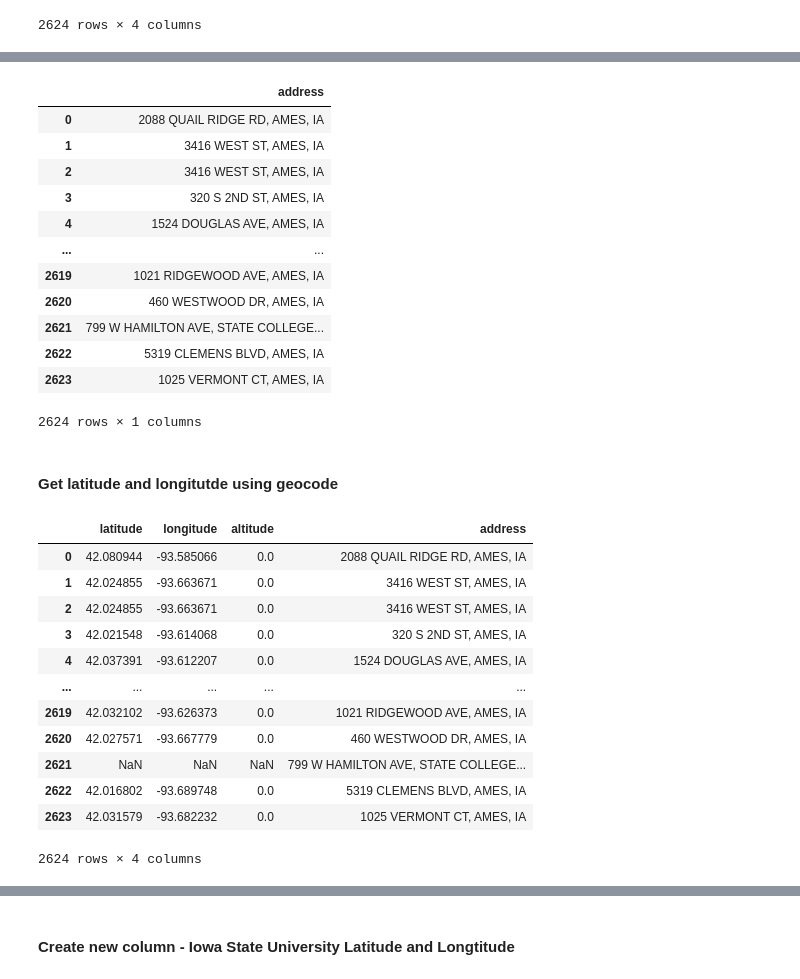
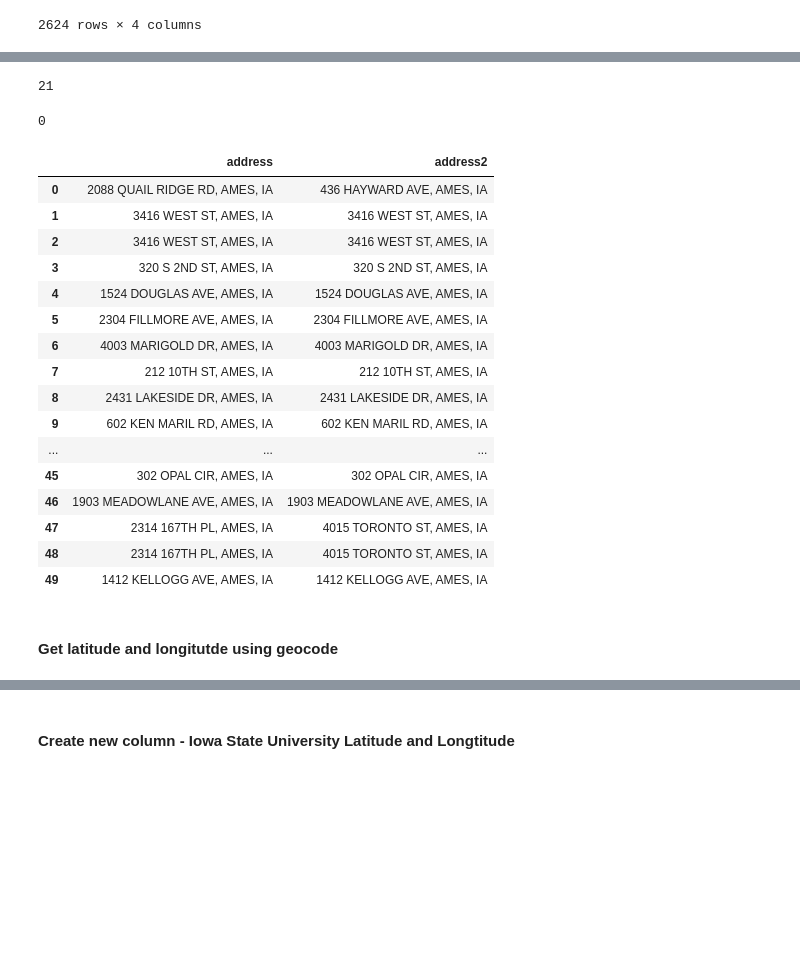
Before and after one commit to danieljinchoy/ames_housing_ml, a Jupyter notebook: Data_Preprocessing.ipynb, the cells around one changed output, grey strips where cells are left out. Cells and saved outputs as stored; diff of their text form; code cells hidden in the pictures; blank space fills up the shorter version.

```diff
--- a/Data_Preprocessing.ipynb
+++ b/Data_Preprocessing.ipynb
@@ -236,0 +221,4 @@ ames_df['MA_State'].map(str)
+# %%
+ames_df['PA-PreD'] = ames_df['PA-PreD'].replace(np.nan, '', regex=True)
+ames_df['PA-UnTyp'] = ames_df['PA-UnTyp'].replace(np.nan, '', regex=True)
+ames_df['PA-UntNo'] = ames_df['PA-UntNo'].replace(np.nan, '', regex=True)
@@ -237,19 +241,39 @@ ames_df['MA_State'].map(str)
+# %%
+ames_df['PA-Nmbr'].isnull().sum()
+# %% [output]
+21
+# %%
+ames_df = ames_df.dropna(subset=['PA-Nmbr']).reset_index()
+# %%
+ames_df['PA-Nmbr'].isnull().sum()
+# %% [output]
+0
+# %%
+ames_df['PA-Nmbr'] = ames_df['PA-Nmbr'].astype(int).astype(str)
+# %%
+# Create an address column
+ames_df['address2'] = ames_df['PA-Nmbr'].map(str) + ' ' + ames_df['PA-PreD'].map(str) + ' ' + \
+ames_df['PA-Strt'].map(str) + ' ' + ames_df['PA-StSfx'].map(str) + ', AMES, ' + 'IA'
 # %%
-ames_df[['address']]
+ames_df[['address', 'address2']].head(50)
 # %% [output]
-|  | address |
-| 0 | 2088 QUAIL RIDGE RD, AMES, IA |
-| 1 | 3416 WEST ST, AMES, IA |
-| 2 | 3416 WEST ST, AMES, IA |
-| 3 | 320 S 2ND ST, AMES, IA |
-| 4 | 1524 DOUGLAS AVE, AMES, IA |
-| ... | ... |
-| 2619 | 1021 RIDGEWOOD AVE, AMES, IA |
-| 2620 | 460 WESTWOOD DR, AMES, IA |
-| 2621 | 799 W HAMILTON AVE, STATE COLLEGE... |
-| 2622 | 5319 CLEMENS BLVD, AMES, IA |
-| 2623 | 1025 VERMONT CT, AMES, IA |
+|  | address | address2 |
+| 0 | 2088 QUAIL RIDGE RD, AMES, IA | 436 HAYWARD AVE, AMES, IA |
+| 1 | 3416 WEST ST, AMES, IA | 3416 WEST ST, AMES, IA |
+| 2 | 3416 WEST ST, AMES, IA | 3416 WEST ST, AMES, IA |
+| 3 | 320 S 2ND ST, AMES, IA | 320 S 2ND ST, AMES, IA |
+| 4 | 1524 DOUGLAS AVE, AMES, IA | 1524 DOUGLAS AVE, AMES, IA |
+| 5 | 2304 FILLMORE AVE, AMES, IA | 2304 FILLMORE AVE, AMES, IA |
+| 6 | 4003 MARIGOLD DR, AMES, IA | 4003 MARIGOLD DR, AMES, IA |
+| 7 | 212 10TH ST, AMES, IA | 212 10TH ST, AMES, IA |
+| 8 | 2431 LAKESIDE DR, AMES, IA | 2431 LAKESIDE DR, AMES, IA |
+| 9 | 602 KEN MARIL RD, AMES, IA | 602 KEN MARIL RD, AMES, IA |
+| ... | ... | ... |
+| 45 | 302 OPAL CIR, AMES, IA | 302 OPAL CIR, AMES, IA |
+| 46 | 1903 MEADOWLANE AVE, AMES, IA | 1903 MEADOWLANE AVE, AMES, IA |
+| 47 | 2314 167TH PL, AMES, IA | 4015 TORONTO ST, AMES, IA |
+| 48 | 2314 167TH PL, AMES, IA | 4015 TORONTO ST, AMES, IA |
+| 49 | 1412 KELLOGG AVE, AMES, IA | 1412 KELLOGG AVE, AMES, IA |
-2624 rows × 1 columns
 # %% [markdown]
 #### Get latitude and longitutde using geocode
 # %%
@@ -266,19 +290,3 @@ ames_df['location'] = ames_df['address'].apply(geocode)
 ames_df['point'] = ames_df['location'].apply(lambda loc: tuple(loc.point) if loc else None)
 # 4 - split point column into latitude, longitude and altitude columns
 ames_df[['latitude', 'longitude', 'altitude']] = pd.DataFrame(ames_df['point'].tolist(), index=ames_df.index)
-# %%
-ames_df[['latitude', 'longitude', 'altitude','address']]
-# %% [output]
-|  | latitude | longitude | altitude | address |
-| 0 | 42.080944 | -93.585066 | 0.0 | 2088 QUAIL RIDGE RD, AMES, IA |
-| 1 | 42.024855 | -93.663671 | 0.0 | 3416 WEST ST, AMES, IA |
-| 2 | 42.024855 | -93.663671 | 0.0 | 3416 WEST ST, AMES, IA |
-| 3 | 42.021548 | -93.614068 | 0.0 | 320 S 2ND ST, AMES, IA |
-| 4 | 42.037391 | -93.612207 | 0.0 | 1524 DOUGLAS AVE, AMES, IA |
-| ... | ... | ... | ... | ... |
-| 2619 | 42.032102 | -93.626373 | 0.0 | 1021 RIDGEWOOD AVE, AMES, IA |
-| 2620 | 42.027571 | -93.667779 | 0.0 | 460 WESTWOOD DR, AMES, IA |
-| 2621 | NaN | NaN | NaN | 799 W HAMILTON AVE, STATE COLLEGE... |
-| 2622 | 42.016802 | -93.689748 | 0.0 | 5319 CLEMENS BLVD, AMES, IA |
-| 2623 | 42.031579 | -93.682232 | 0.0 | 1025 VERMONT CT, AMES, IA |
-2624 rows × 4 columns
```
Also changed, not shown: parts of 48 cells of this notebook, 1 other file.
